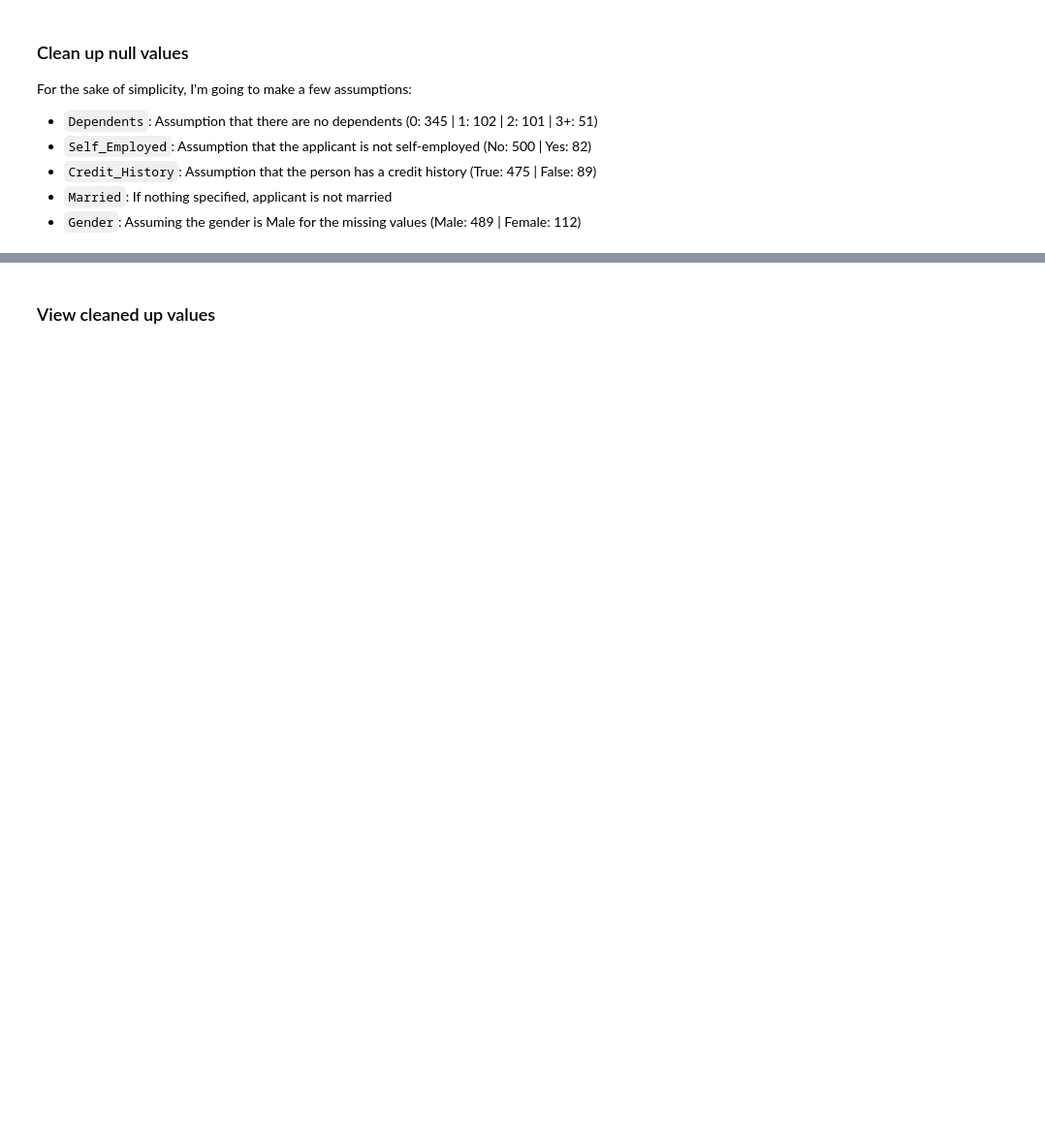
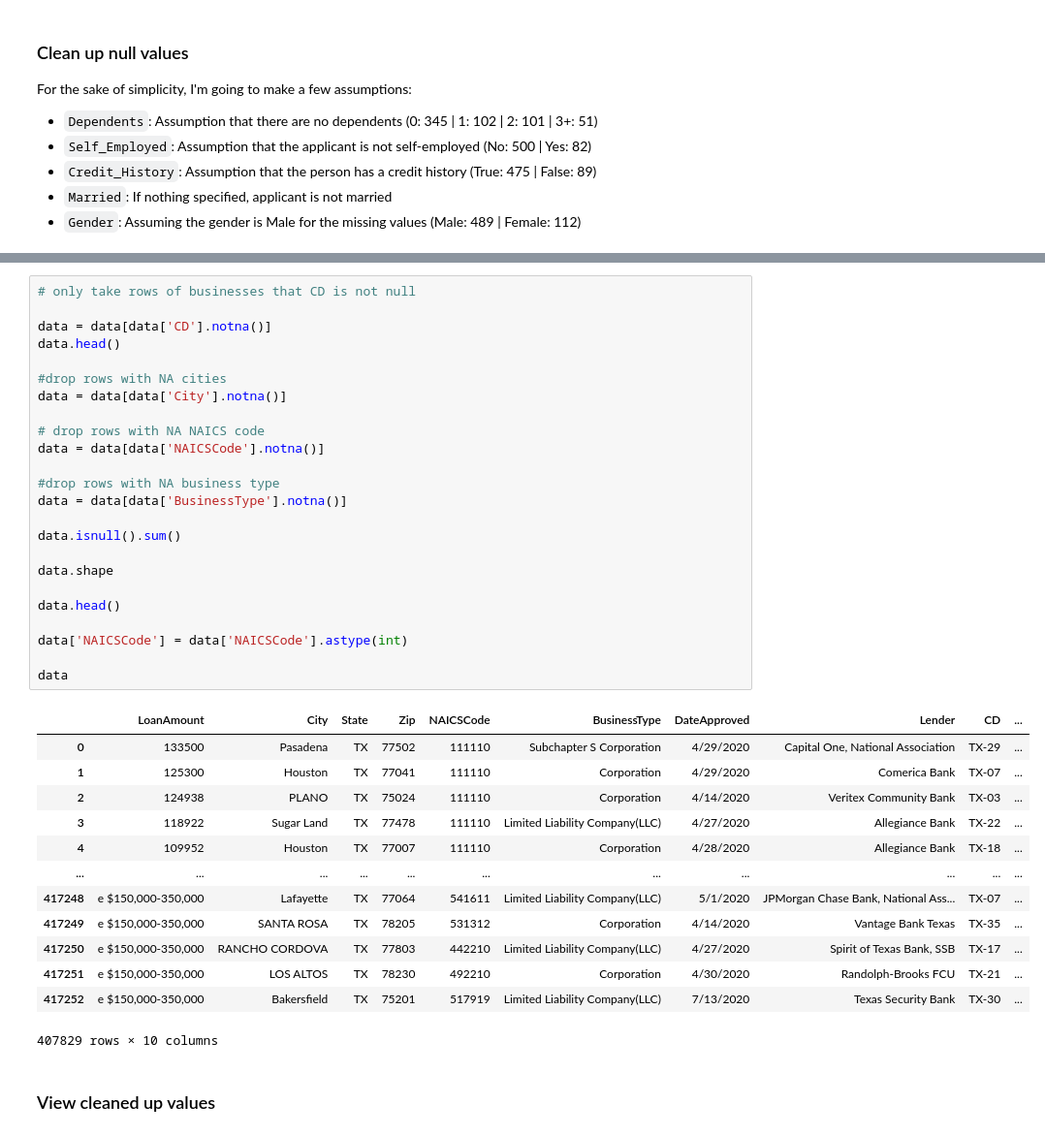
Before and after one commit to jinahporter/project3, a Jupyter notebook: PPP.ipynb, the cells around one changed output, grey strips where cells are left out. Shown at 97% size. Cells and saved outputs as stored; diff of their text form; blank space fills up the shorter version.

```diff
--- a/PPP.ipynb
+++ b/PPP.ipynb
@@ -79,3 +84,41 @@ data['Gender'] = data['Gender'].fillna('Male')
+# %%
+# only take rows of businesses that CD is not null
+
+data = data[data['CD'].notna()]
+data.head()
+
+#drop rows with NA cities
+data = data[data['City'].notna()]
+
+# drop rows with NA NAICS code
+data = data[data['NAICSCode'].notna()]
+
+#drop rows with NA business type
+data = data[data['BusinessType'].notna()]
+
+data.isnull().sum()
+
+data.shape
+
+data.head()
+
+data['NAICSCode'] = data['NAICSCode'].astype(int)
+
+data
+# %% [output]
+|  | LoanAmount | City | State | Zip | NAICSCode | BusinessType | DateApproved | Lender | CD | ... |
+| 0 | 133500 | Pasadena | TX | 77502 | 111110 | Subchapter S Corporation | 4/29/2020 | Capital One, National Association | TX-29 | ... |
+| 1 | 125300 | Houston | TX | 77041 | 111110 | Corporation | 4/29/2020 | Comerica Bank | TX-07 | ... |
+| 2 | 124938 | PLANO | TX | 75024 | 111110 | Corporation | 4/14/2020 | Veritex Community Bank | TX-03 | ... |
+| 3 | 118922 | Sugar Land | TX | 77478 | 111110 | Limited Liability Company(LLC) | 4/27/2020 | Allegiance Bank | TX-22 | ... |
+| 4 | 109952 | Houston | TX | 77007 | 111110 | Corporation | 4/28/2020 | Allegiance Bank | TX-18 | ... |
+| ... | ... | ... | ... | ... | ... | ... | ... | ... | ... | ... |
+| 417248 | e $150,000-350,000 | Lafayette | TX | 77064 | 541611 | Limited Liability Company(LLC) | 5/1/2020 | JPMorgan Chase Bank, National Ass... | TX-07 | ... |
+| 417249 | e $150,000-350,000 | SANTA ROSA | TX | 78205 | 531312 | Corporation | 4/14/2020 | Vantage Bank Texas | TX-35 | ... |
+| 417250 | e $150,000-350,000 | RANCHO CORDOVA | TX | 77803 | 442210 | Limited Liability Company(LLC) | 4/27/2020 | Spirit of Texas Bank, SSB | TX-17 | ... |
+| 417251 | e $150,000-350,000 | LOS ALTOS | TX | 78230 | 492210 | Corporation | 4/30/2020 | Randolph-Brooks FCU | TX-21 | ... |
+| 417252 | e $150,000-350,000 | Bakersfield | TX | 75201 | 517919 | Limited Liability Company(LLC) | 7/13/2020 | Texas Security Bank | TX-30 | ... |
+407829 rows × 10 columns
 # %% [markdown]
 ### View cleaned up values
 # %%
```
Also changed, not shown: parts of 9 cells of this notebook, 3 other files.
